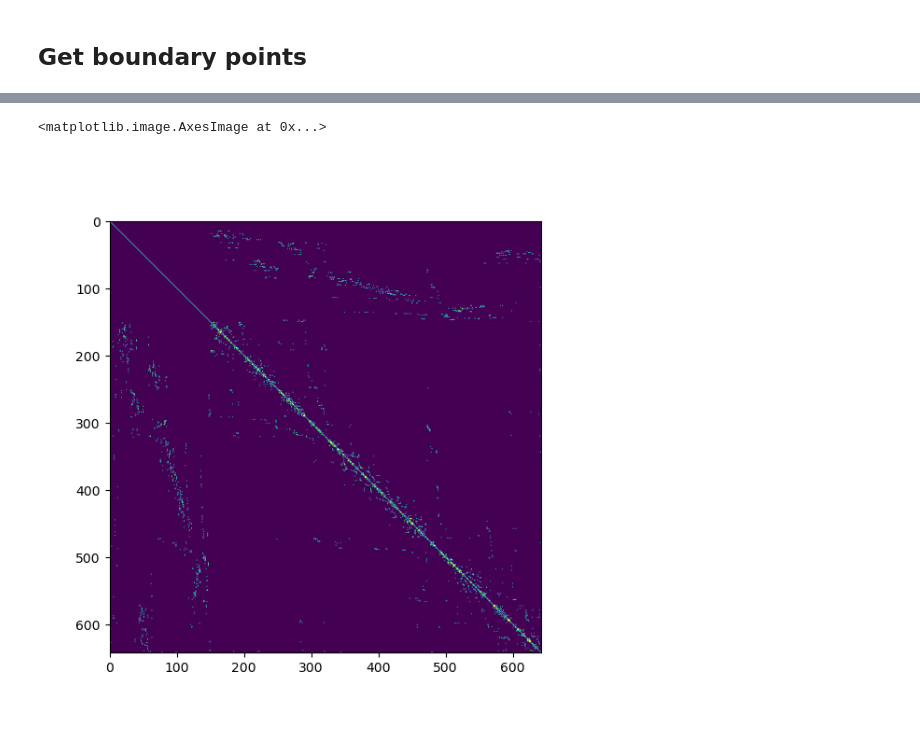
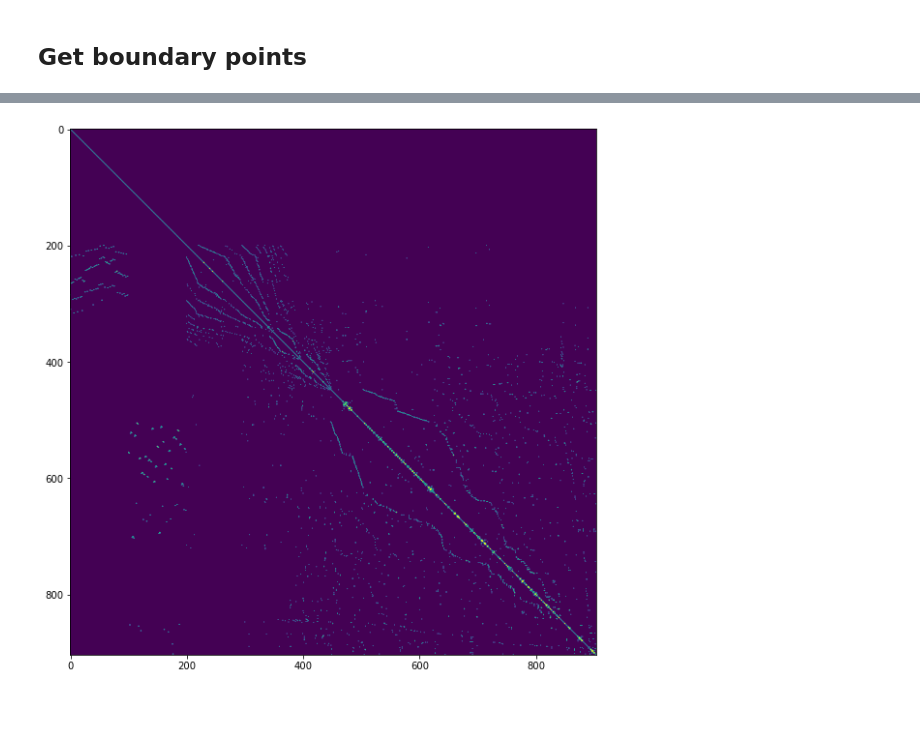
Before and after one commit to kamosevoyan/Diploma_work, a Jupyter notebook: Notebooks/Poisson_equation_solution_on_polygonal_domain.ipynb, the cells around one changed output, grey strips where cells are left out. Cells and saved outputs as stored; diff of their text form; code cells hidden in the pictures.

```diff
--- a/Notebooks/Poisson_equation_solution_on_polygonal_domain.ipynb
+++ b/Notebooks/Poisson_equation_solution_on_polygonal_domain.ipynb
@@ -35,0 +39,6 @@ triangles_c = triangles_s.reshape(-1, 2)
+# %%
+points = np.array([[0, 0], [2, 0], [1, 2]])
+
+seg = np.array([[0, 1], [1, 2], [2, 0]])
+
+holes = np.array([[]])
@@ -35,0 +47,8 @@ triangles_c = triangles_s.reshape(-1, 2)
+# %%
+cndt = triangulate({"vertices":points, "segments":seg, "holes":holes}, opts="Rpq30a0.01ne")
+
+%matplotlib inline
+fig, ax = plt.subplots(figsize=(14, 14))
+ax = plt.subplot(111, aspect='equal')
+tplot(ax, **cndt)
+plt.show()
@@ -68,22 +95,28 @@ for index, element in enumerate(triangles):
 # %%
 colors = ["red", "blue", "green", "yellow", "cyan", "brown", "orange", "olive", "gold", "indigo", "peru", "maroon"]
 l = len(colors)
-fig, ax = plt.subplots(figsize=(6, 6))
+
+%matplotlib inline
+fig, ax = plt.subplots(figsize=(15, 15))
 ax.axis("equal")
 
 
 for index, triangle in enumerate(triangles_s):
     t1 = plt.Polygon(triangle, color=colors[index%l])
-    plt.gca().add_patch(t1)
+    fig.gca().add_patch(t1)
+
+    x, y = triangle.mean(axis=0)
+    ax.text(x, y, s=f"{index}", fontsize=10)
 
 for idx, point in enumerate(points):
-    ax.text(x=point[0]+0.01, y=point[1]+0.05, s=f"{idx}", fontsize=10)
+    ax.text(x=point[0]+0.005, y=point[1]+0.05, s=f"{idx}", fontsize=5)
 
 for idx, point in enumerate(points):
     if is_boundary_point[idx]:
         ax.scatter(point[0], point[1], color="black", lw=10, s=2)
     else:
         ax.scatter(point[0], point[1], color="black")
+
 fig.tight_layout()
 plt.show()
 # %% [output]
@@ -91,6 +124,13 @@ plt.show()
 # %%
 matrix = np.zeros((points.shape[0], points.shape[0]), dtype=np.float64)
 b = np.zeros(points.shape[0])
+f = np.ones(points.shape[0])
+f = (points[:, 0]*points[:, 1])**2
+
+g = (points[:, 0]**2 + points[:, 1]) * 0
+
+## f = f - (g.diff(x, x) + g.diff(y, y))
+
 
 for idx, element in enumerate(triangles):
 
@@ -107,7 +147,7 @@ for idx, element in enumerate(triangles):
         matrix[element[0], element[1]] += 2 * (points[element[1], 0] - points[element[2], 0])*(points[element[2], 0] - points[element[0], 0]) / areas[idx]
         matrix[element[0], element[2]] += 2 * (points[element[1], 0] - points[element[2], 0])*(points[element[0], 0] - points[element[1], 0]) / areas[idx]
 
-        b[element[0]] -= 2 * areas[idx] / 3
+        b[element[0]] -= 2 * areas[idx] / 3 * f[element[0]]
 
     if is_boundary_point[element[1]] == True:
         matrix[element[1], element[1]] = 1
@@ -122,7 +162,7 @@ for idx, element in enumerate(triangles):
         matrix[element[1], element[1]] += 2 * (points[element[2], 0] - points[element[0], 0])*(points[element[2], 0] - points[element[0], 0]) / areas[idx]
         matrix[element[1], element[2]] += 2 * (points[element[2], 0] - points[element[0], 0])*(points[element[0], 0] - points[element[1], 0]) / areas[idx]
 
-        b[element[1]] -= 2 * areas[idx] / 3
+        b[element[1]] -= 2 * areas[idx] / 3 * f[element[0]]
 
     if is_boundary_point[element[2]] == True:
         matrix[element[2], element[2]] = 1
@@ -137,6 +177,6 @@ for idx, element in enumerate(triangles):
         matrix[element[2], element[1]] += 2 * (points[element[0], 0] - points[element[1], 0])*(points[element[2], 0] - points[element[0], 0]) / areas[idx]
         matrix[element[2], element[2]] += 2 * (points[element[0], 0] - points[element[1], 0])*(points[element[0], 0] - points[element[1], 0]) / areas[idx]
 
-        b[element[2]] -= 2 * areas[idx] / 3
+        b[element[2]] -= 2 * areas[idx] / 3 * f[element[0]]
 # %%
 c = np.linalg.solve(matrix, b)
@@ -159,6 +207,7 @@ plt.show()
 # %%
-fig, ax = plt.subplots(figsize=(6, 6))
-plt.imshow(matrix != 0)
+%matplotlib inline
+fig, ax = plt.subplots(figsize=(10, 10))
+ax.imshow(matrix != 0)
+plt.show()
 # %% [output]
-<matplotlib.image.AxesImage at 0x...>
-[figure, old version]
+[figure, new version]
```
Also changed, not shown: parts of 18 cells of this notebook.
